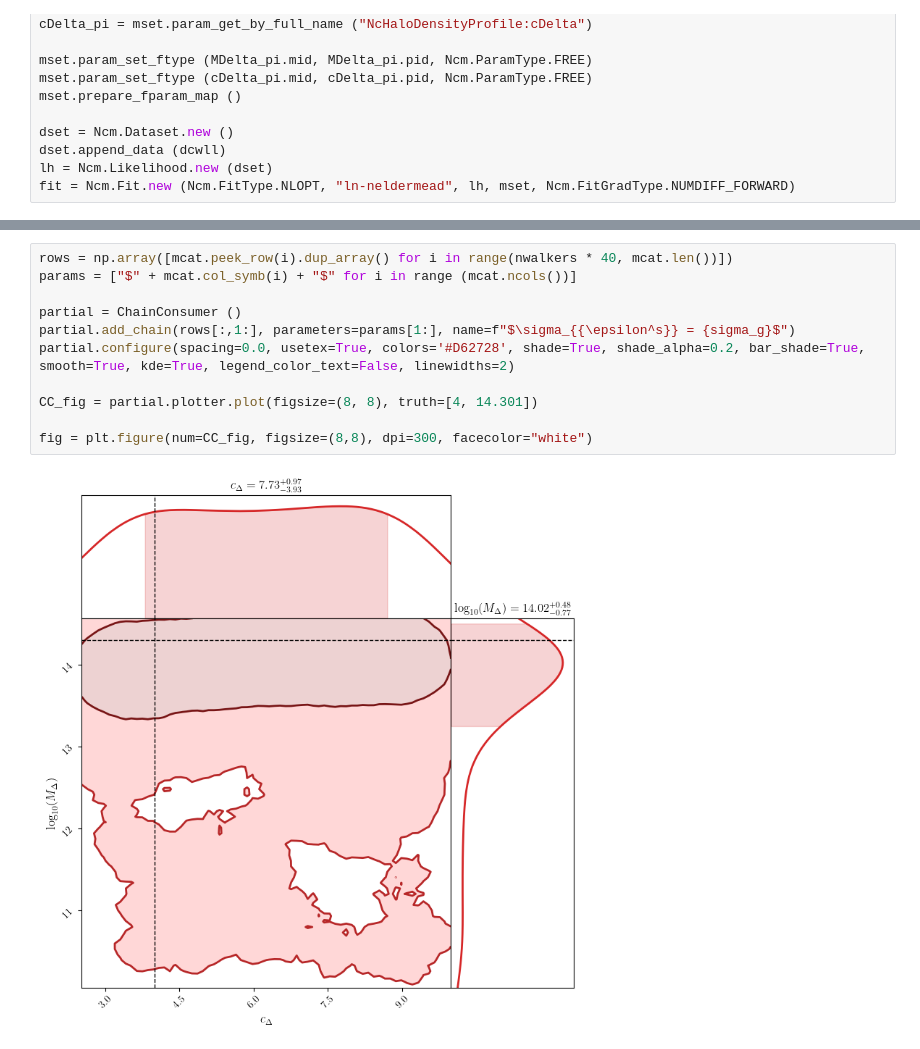
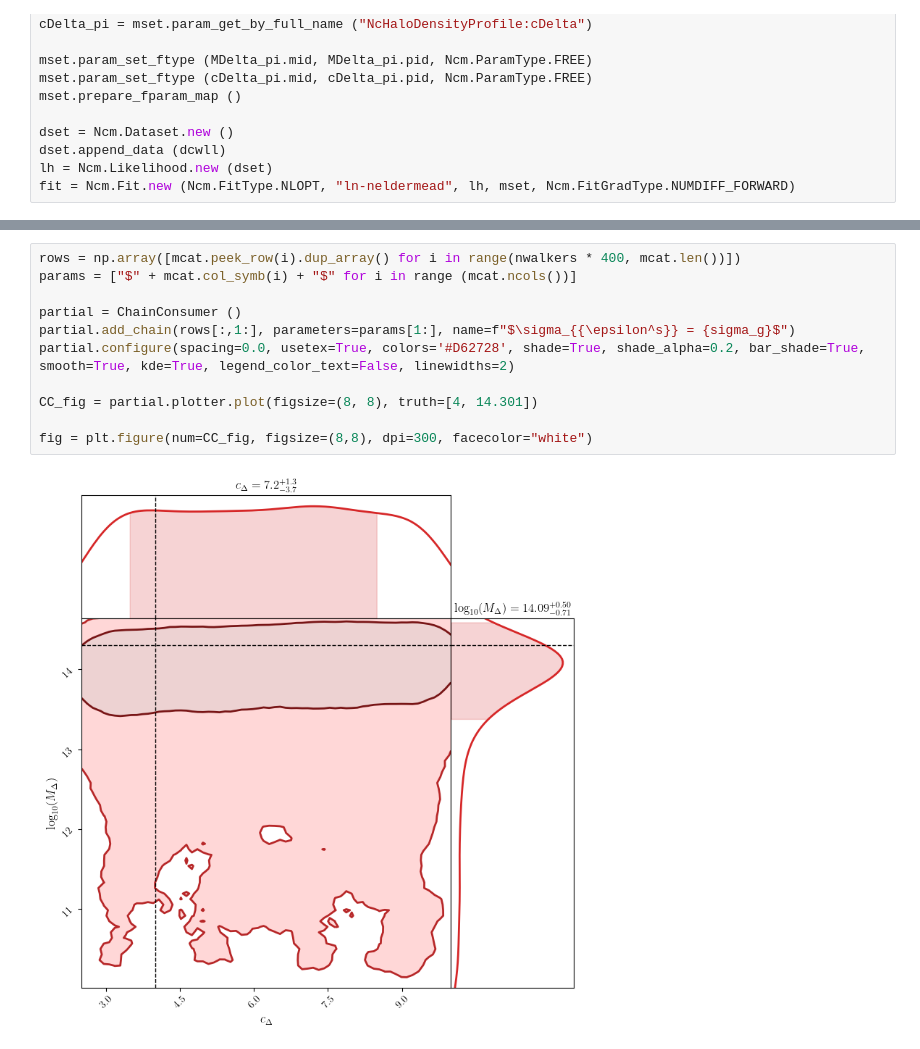
Before and after one commit to caioolivv/PhD, a Jupyter notebook: galaxy/wl_rebuild_test.ipynb, the cells around one changed output, grey strips where cells are left out. Cells and saved outputs as stored; diff of their text form.

```diff
--- a/galaxy/wl_rebuild_test.ipynb
+++ b/galaxy/wl_rebuild_test.ipynb
@@ -185,13 +185,13 @@ mcat = esmcmc.peek_catalog ()
 # %%
-rows = np.array([mcat.peek_row(i).dup_array() for i in range(nwalkers * 40, mcat.len())])
+rows = np.array([mcat.peek_row(i).dup_array() for i in range(nwalkers * 400, mcat.len())])
 params = ["$" + mcat.col_symb(i) + "$" for i in range (mcat.ncols())]
 
 partial = ChainConsumer ()
 partial.add_chain(rows[:,1:], parameters=params[1:], name=f"$\sigma_{{\epsilon^s}} = {sigma_g}$")
 partial.configure(spacing=0.0, usetex=True, colors='#D62728', shade=True, shade_alpha=0.2, bar_shade=True, smooth=True, kde=True, legend_color_text=False, linewidths=2)
 
 CC_fig = partial.plotter.plot(figsize=(8, 8), truth=[4, 14.301])
 
 fig = plt.figure(num=CC_fig, figsize=(8,8), dpi=300, facecolor="white")
 # %% [output]
-[figure, old version]
+[figure, new version]
```
Also changed, not shown: parts of 2 cells of this notebook, 2 other files.
